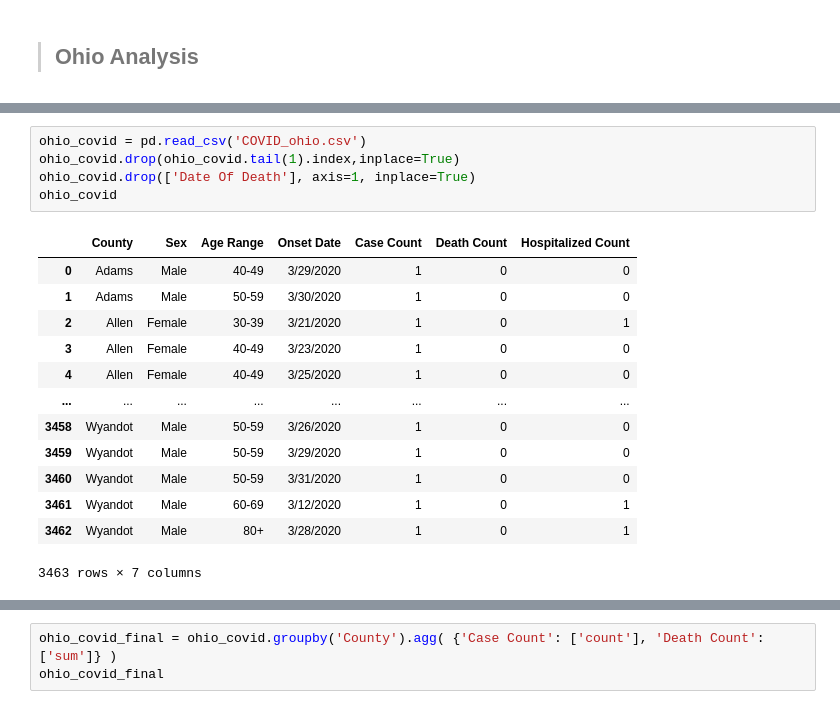
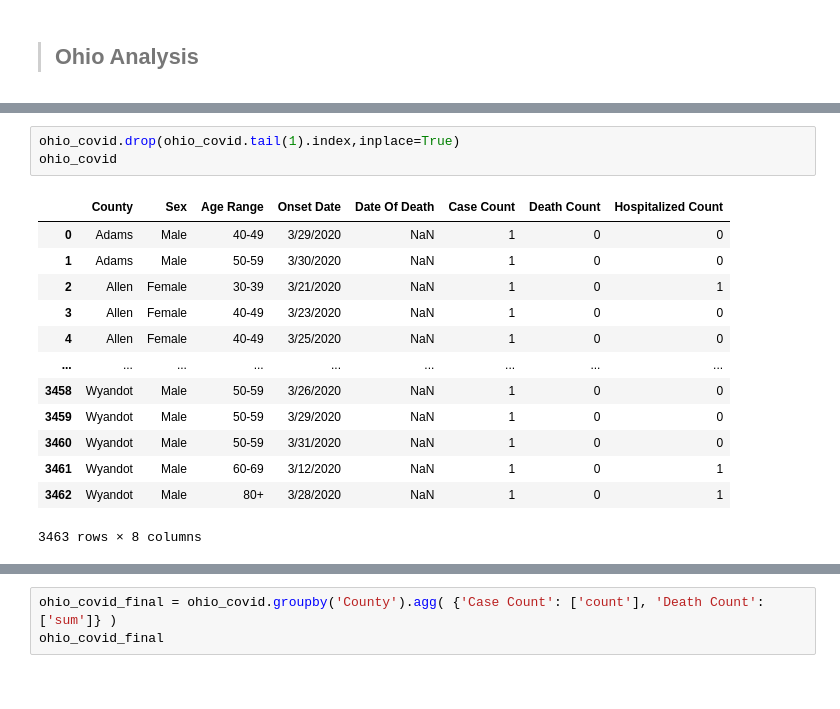
Before and after one commit to kfasola/Fasola_Final_Project, a Jupyter notebook: Fasola - Final Project.ipynb, the cells around one changed output, grey strips where cells are left out. Cells and saved outputs as stored; diff of their text form.

```diff
--- a/Fasola - Final Project.ipynb
+++ b/Fasola - Final Project.ipynb
@@ -854,19 +1592,17 @@ us_merge['Death Rate'].min()
 # %%
-ohio_covid = pd.read_csv('COVID_ohio.csv')
 ohio_covid.drop(ohio_covid.tail(1).index,inplace=True)
-ohio_covid.drop(['Date Of Death'], axis=1, inplace=True)
 ohio_covid
 # %% [output]
-|  | County | Sex | Age Range | Onset Date | Case Count | Death Count | Hospitalized Count |
-| 0 | Adams | Male | 40-49 | 3/29/2020 | 1 | 0 | 0 |
-| 1 | Adams | Male | 50-59 | 3/30/2020 | 1 | 0 | 0 |
-| 2 | Allen | Female | 30-39 | 3/21/2020 | 1 | 0 | 1 |
-| 3 | Allen | Female | 40-49 | 3/23/2020 | 1 | 0 | 0 |
-| 4 | Allen | Female | 40-49 | 3/25/2020 | 1 | 0 | 0 |
-| ... | ... | ... | ... | ... | ... | ... | ... |
-| 3458 | Wyandot | Male | 50-59 | 3/26/2020 | 1 | 0 | 0 |
-| 3459 | Wyandot | Male | 50-59 | 3/29/2020 | 1 | 0 | 0 |
-| 3460 | Wyandot | Male | 50-59 | 3/31/2020 | 1 | 0 | 0 |
-| 3461 | Wyandot | Male | 60-69 | 3/12/2020 | 1 | 0 | 1 |
-| 3462 | Wyandot | Male | 80+ | 3/28/2020 | 1 | 0 | 1 |
+|  | County | Sex | Age Range | Onset Date | Date Of Death | Case Count | Death Count | Hospitalized Count |
+| 0 | Adams | Male | 40-49 | 3/29/2020 | NaN | 1 | 0 | 0 |
+| 1 | Adams | Male | 50-59 | 3/30/2020 | NaN | 1 | 0 | 0 |
+| 2 | Allen | Female | 30-39 | 3/21/2020 | NaN | 1 | 0 | 1 |
+| 3 | Allen | Female | 40-49 | 3/23/2020 | NaN | 1 | 0 | 0 |
+| 4 | Allen | Female | 40-49 | 3/25/2020 | NaN | 1 | 0 | 0 |
+| ... | ... | ... | ... | ... | ... | ... | ... | ... |
+| 3458 | Wyandot | Male | 50-59 | 3/26/2020 | NaN | 1 | 0 | 0 |
+| 3459 | Wyandot | Male | 50-59 | 3/29/2020 | NaN | 1 | 0 | 0 |
+| 3460 | Wyandot | Male | 50-59 | 3/31/2020 | NaN | 1 | 0 | 0 |
+| 3461 | Wyandot | Male | 60-69 | 3/12/2020 | NaN | 1 | 0 | 1 |
+| 3462 | Wyandot | Male | 80+ | 3/28/2020 | NaN | 1 | 0 | 1 |
-3463 rows × 7 columns
+3463 rows × 8 columns
```
Also changed, not shown: parts of 171 cells of this notebook, 1 other file.
